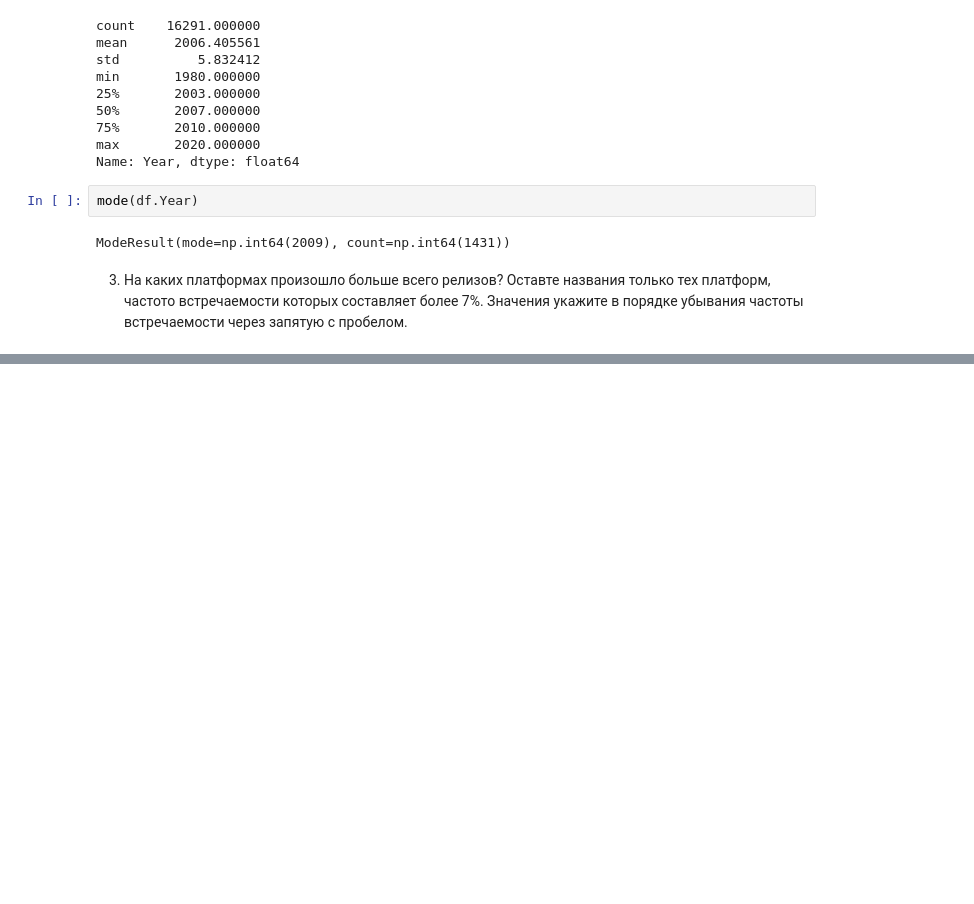
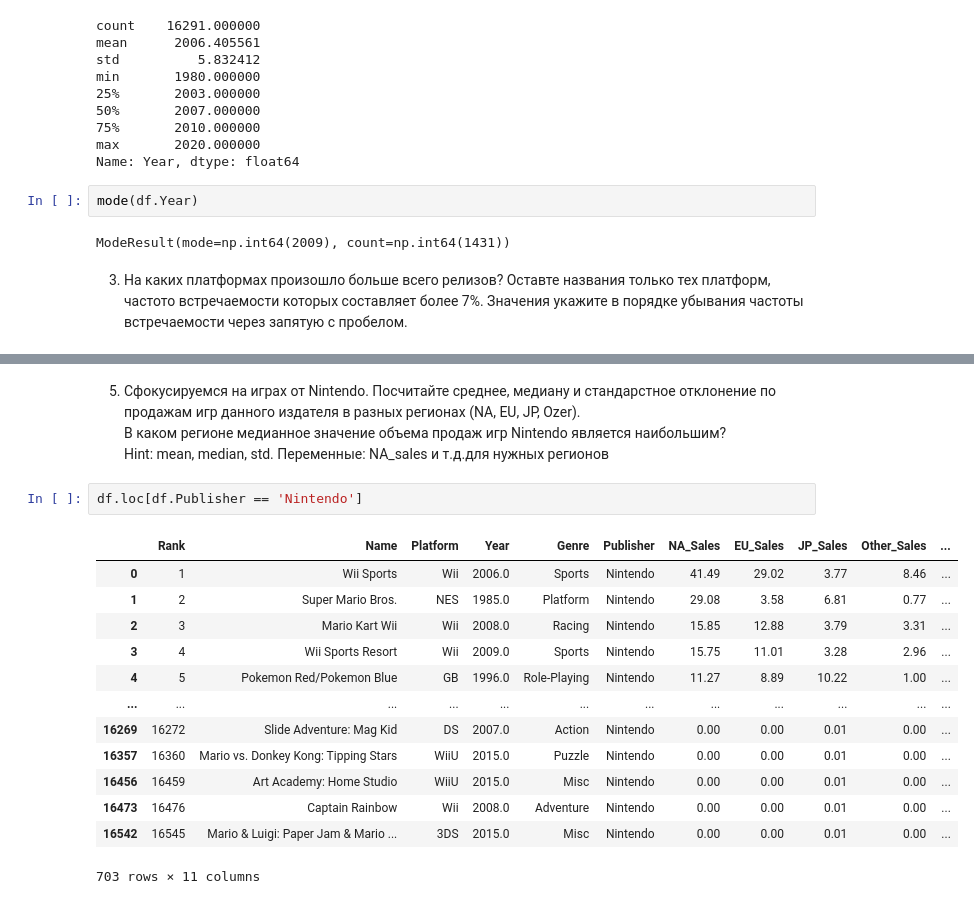
Before and after one commit to Praldmur/Simulation, a Jupyter notebook: 6_mod/1.ipynb, the cells around one changed output, grey strips where cells are left out. Drawn from its saved outputs; the diff is of its cells as text; blank space fills up the shorter version.

```diff
--- a/6_mod/1.ipynb
+++ b/6_mod/1.ipynb
@@ -171,0 +200,20 @@ Name: count, dtype: int64
+# %% [markdown]
+5.	Сфокусируемся на играх от Nintendo. Посчитайте среднее, медиану и стандарстное отклонение по продажам игр данного издателя в разных регионах (NA, EU, JP, Ozer).
+В каком регионе медианное значение объема продаж игр Nintendo является наибольшим?
+Hint: mean, median, std. Переменные: NA_sales и т.д.для нужных регионов
+# %%
+df.loc[df.Publisher == 'Nintendo']
+# %% [output]
+|  | Rank | Name | Platform | Year | Genre | Publisher | NA_Sales | EU_Sales | JP_Sales | Other_Sales | ... |
+| 0 | 1 | Wii Sports | Wii | 2006.0 | Sports | Nintendo | 41.49 | 29.02 | 3.77 | 8.46 | ... |
+| 1 | 2 | Super Mario Bros. | NES | 1985.0 | Platform | Nintendo | 29.08 | 3.58 | 6.81 | 0.77 | ... |
+| 2 | 3 | Mario Kart Wii | Wii | 2008.0 | Racing | Nintendo | 15.85 | 12.88 | 3.79 | 3.31 | ... |
+| 3 | 4 | Wii Sports Resort | Wii | 2009.0 | Sports | Nintendo | 15.75 | 11.01 | 3.28 | 2.96 | ... |
+| 4 | 5 | Pokemon Red/Pokemon Blue | GB | 1996.0 | Role-Playing | Nintendo | 11.27 | 8.89 | 10.22 | 1.00 | ... |
+| ... | ... | ... | ... | ... | ... | ... | ... | ... | ... | ... | ... |
+| 16269 | 16272 | Slide Adventure: Mag Kid | DS | 2007.0 | Action | Nintendo | 0.00 | 0.00 | 0.01 | 0.00 | ... |
+| 16357 | 16360 | Mario vs. Donkey Kong: Tipping Stars | WiiU | 2015.0 | Puzzle | Nintendo | 0.00 | 0.00 | 0.01 | 0.00 | ... |
+| 16456 | 16459 | Art Academy: Home Studio | WiiU | 2015.0 | Misc | Nintendo | 0.00 | 0.00 | 0.01 | 0.00 | ... |
+| 16473 | 16476 | Captain Rainbow | Wii | 2008.0 | Adventure | Nintendo | 0.00 | 0.00 | 0.01 | 0.00 | ... |
+| 16542 | 16545 | Mario & Luigi: Paper Jam & Mario ... | 3DS | 2015.0 | Misc | Nintendo | 0.00 | 0.00 | 0.01 | 0.00 | ... |
+703 rows × 11 columns
```
Also changed, not shown: parts of 7 cells of this notebook.
